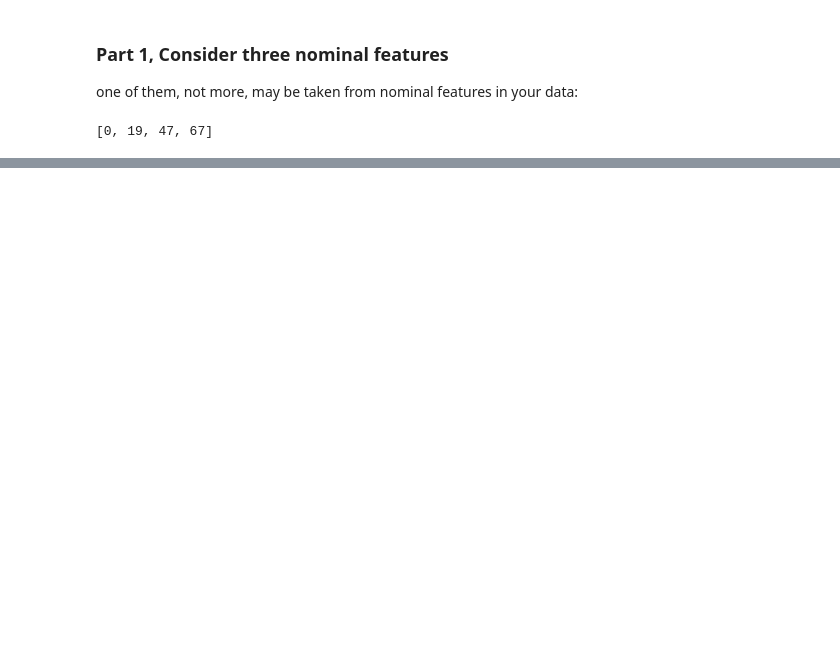
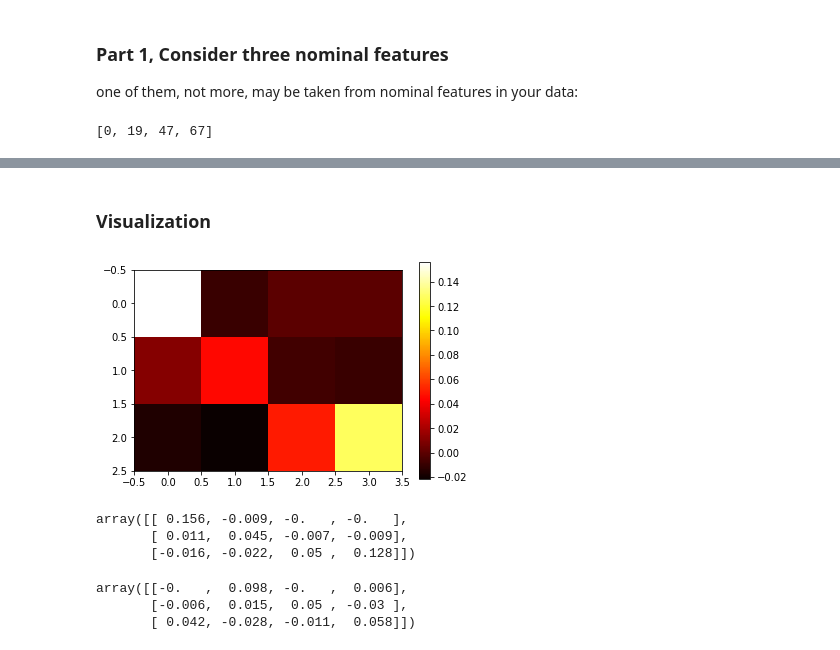
Before and after one commit to Sorooshi/Modern_Methods_of_Data_Analysis, a Jupyter notebook: codes/Contingency.ipynb, the cells around one changed output, grey strips where cells are left out. Drawn from its saved outputs; the diff is of its cells as text; code cells hidden in the pictures; blank space fills up the shorter version.

Commit message:
Contingency

```diff
--- a/codes/Contingency.ipynb
+++ b/codes/Contingency.ipynb
@@ -295,0 +252,8 @@ print(np.sum(relative_G_H, axis=0), np.sum(np.sum(relative_G_H, axis=1)))
+# %%
+marg_freq_T = contingency_T_G[:-1, -1:]  # marginal frequencies of Ts
+marg_freq_G = contingency_T_G[-1, :-1]  # marginal frequencies of Gs
+marg_freq_H = contingency_T_H[-1, :-1]  # marginal frequencies of Hs
+# %%
+conditional_T_G = np.divide(contingency_T_G[:-1, :-1], marg_freq_G)
+print("Conditional T given G:", "\n \n",
+      conditional_T_G)
@@ -295,0 +290,4 @@ print(np.sum(relative_G_H, axis=0), np.sum(np.sum(relative_G_H, axis=1)))
+# %%
+quetelet_T_G = np.subtract(np.divide(conditional_T_G,
+                                     marg_freq_T/x.shape[0]), 1)
+quetelet_T_G
@@ -295,0 +419,24 @@ print(np.sum(relative_G_H, axis=0), np.sum(np.sum(relative_G_H, axis=1)))
+# %% [markdown]
+### Visualization
+# %%
+heat_map_quet_T_G = (rel_freq_T_G[:-1, :-1].reshape(1, -1)*quetelet_T_G.reshape(1, -1)).reshape(3, 4)
+# %%
+plt.imshow(heat_map_quet_T_G, cmap='hot',
+           interpolation='nearest')
+plt.colorbar()
+plt.show()
+# %% [output]
+[figure, added]
+# %%
+heat_map_quet_T_G
+# %% [output]
+array([[ 0.156, -0.009, -0.   , -0.   ],
+       [ 0.011,  0.045, -0.007, -0.009],
+       [-0.016, -0.022,  0.05 ,  0.128]])
+# %%
+heat_map_quet_T_H = (rel_freq_T_H[:-1, :-1].reshape(1, -1)*quetelet_T_H.reshape(1, -1)).reshape(3, 4)
+heat_map_quet_T_H
+# %% [output]
+array([[-0.   ,  0.098, -0.   ,  0.006],
+       [-0.006,  0.015,  0.05 , -0.03 ],
+       [ 0.042, -0.028, -0.011,  0.058]])
```
Also changed, not shown: parts of 65 cells of this notebook, 3 other files.
